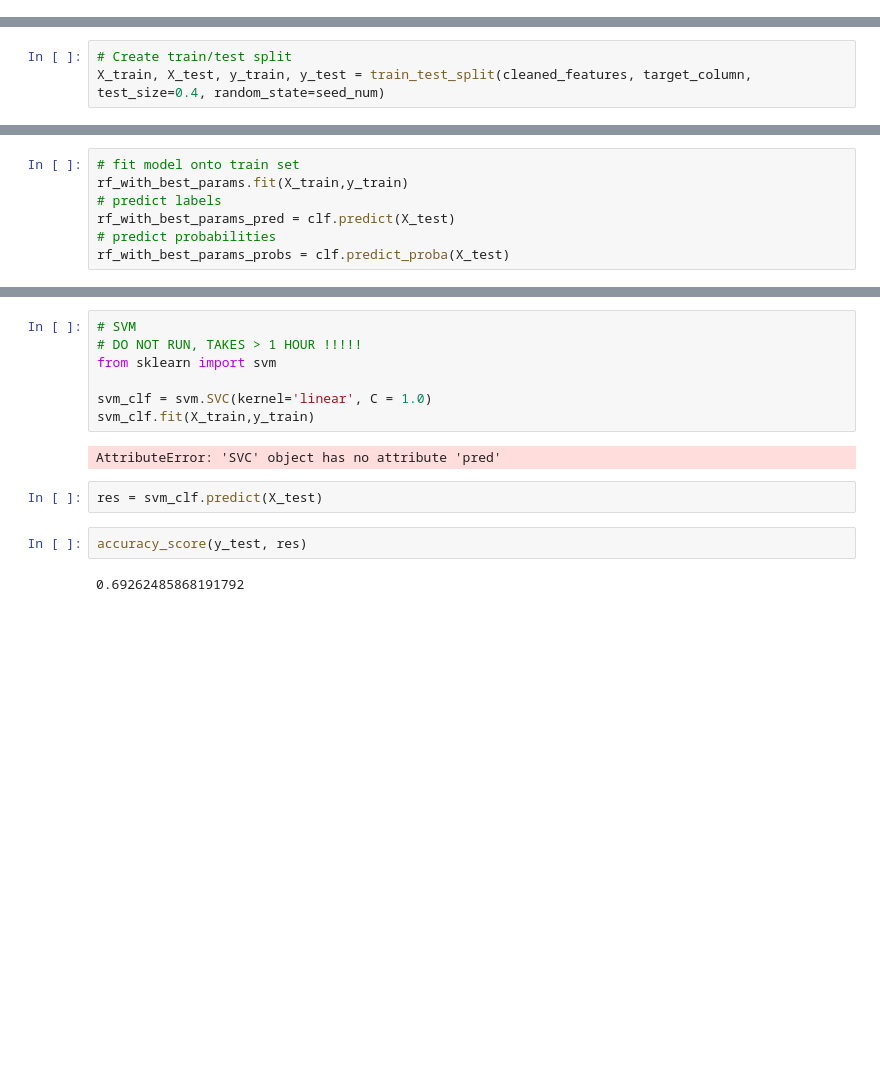
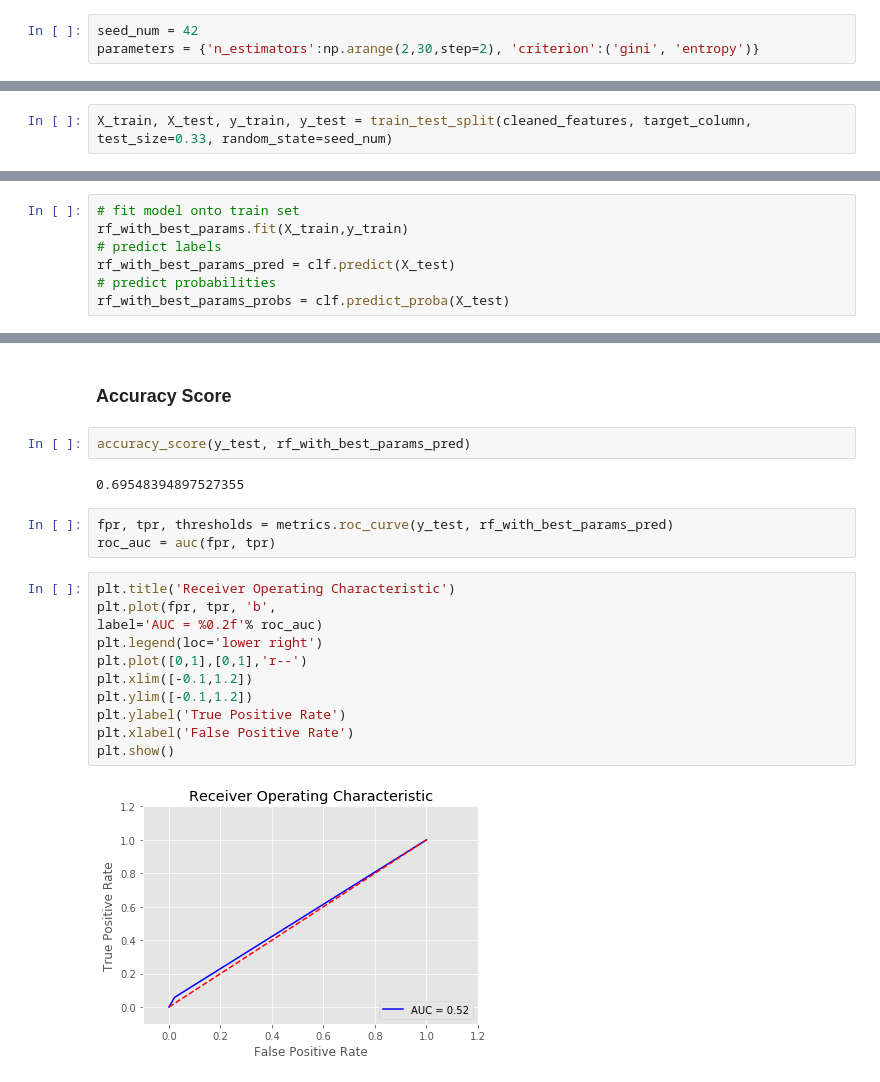
Before and after one commit to Lumik7/bi2_project2, a Jupyter notebook: notebooks/1.0-lm-cross-sectional.ipynb, the cells around one changed output, grey strips where cells are left out. Drawn from its saved outputs; the diff is of its cells as text; blank space fills up the shorter version.

Commit message:
cleaned notebook

```diff
--- a/notebooks/1.0-lm-cross-sectional.ipynb
+++ b/notebooks/1.0-lm-cross-sectional.ipynb
@@ -203,0 +182,3 @@ parameters = {'n_estimators':np.arange(10,30,step=5), 'criterion':('gini', 'entr
+# %%
+seed_num = 42
+parameters = {'n_estimators':np.arange(2,30,step=2), 'criterion':('gini', 'entropy')}
@@ -204,3 +187,2 @@ parameters = {'n_estimators':np.arange(10,30,step=5), 'criterion':('gini', 'entr
 # %%
-# Create train/test split
-X_train, X_test, y_train, y_test = train_test_split(cleaned_features, target_column, test_size=0.4, random_state=seed_num)
+X_train, X_test, y_train, y_test = train_test_split(cleaned_features, target_column, test_size=0.33, random_state=seed_num)
@@ -241,15 +228,22 @@ accuracy_score(y_test, rf_with_best_params_pred)
-# %%
-# SVM
-# DO NOT RUN, TAKES > 1 HOUR !!!!!
-from sklearn import svm
-
-svm_clf = svm.SVC(kernel='linear', C = 1.0)
-svm_clf.fit(X_train,y_train)
-# %% [output]
-AttributeError: 'SVC' object has no attribute 'pred'
-# %%
-res = svm_clf.predict(X_test)
+# %% [markdown]
+### Accuracy Score
 # %%
-accuracy_score(y_test, res)
+accuracy_score(y_test, rf_with_best_params_pred)
 # %% [output]
-0.69262485868191792
+0.69548394897527355
+# %%
+fpr, tpr, thresholds = metrics.roc_curve(y_test, rf_with_best_params_pred)
+roc_auc = auc(fpr, tpr)
+# %%
+plt.title('Receiver Operating Characteristic')
+plt.plot(fpr, tpr, 'b',
+label='AUC = %0.2f'% roc_auc)
+plt.legend(loc='lower right')
+plt.plot([0,1],[0,1],'r--')
+plt.xlim([-0.1,1.2])
+plt.ylim([-0.1,1.2])
+plt.ylabel('True Positive Rate')
+plt.xlabel('False Positive Rate')
+plt.show()
+# %% [output]
+[figure, added]
```
Also changed, not shown: parts of 44 cells of this notebook.
